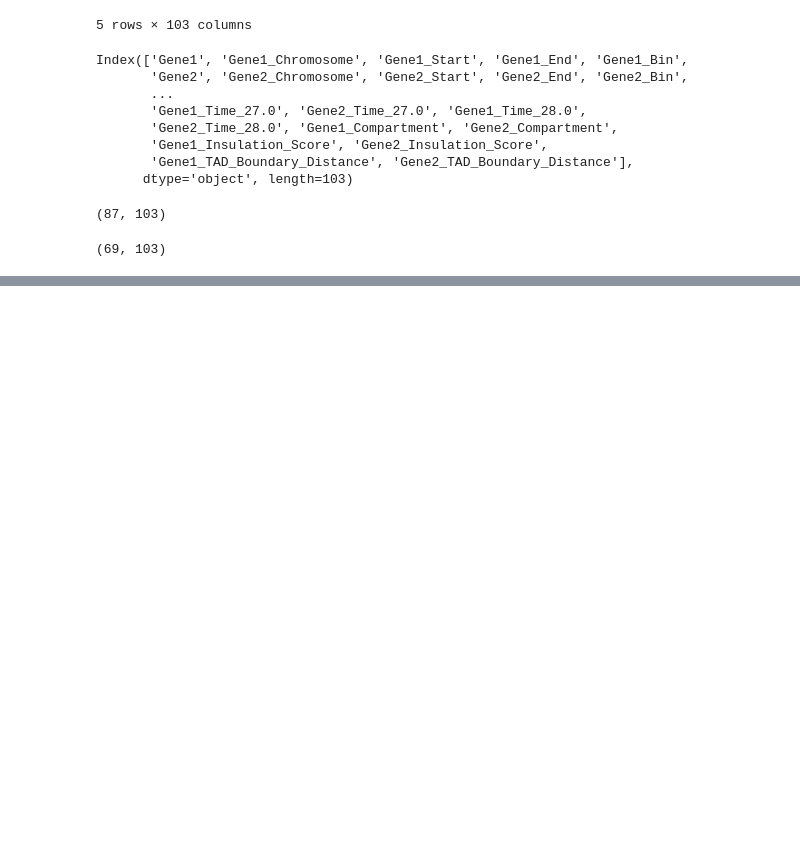
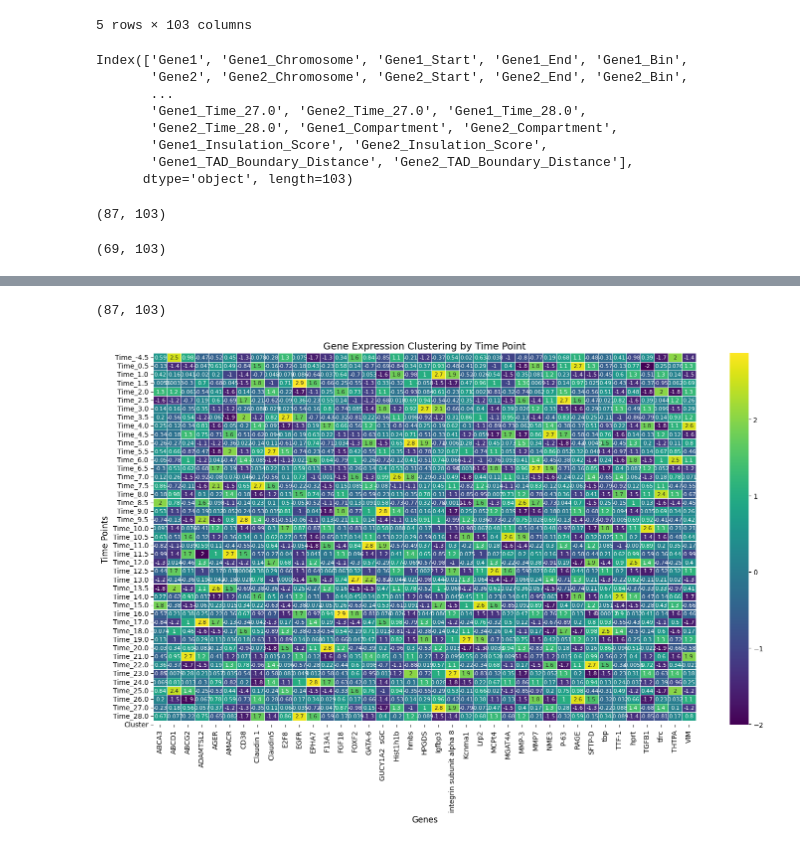
Before and after one commit to beyzoskaya/timeSeries_HiC, a Jupyter notebook: csv convert.ipynb, the cells around one changed output, grey strips where cells are left out. Drawn from its saved outputs; the diff is of its cells as text; code cells hidden in the pictures; blank space fills up the shorter version.

```diff
--- a/csv convert.ipynb
+++ b/csv convert.ipynb
@@ -632,0 +876,4 @@ data_real.shape
+# %%
+data_amcr.shape
+# %% [output]
+(87, 103)
@@ -632,0 +883,76 @@ data_real.shape
+# %%
+import numpy as np
+import pandas as pd
+import matplotlib.pyplot as plt
+import seaborn as sns
+from sklearn.cluster import KMeans
+from sklearn.preprocessing import StandardScaler
+
+def clean_gene_name(gene_name):
+    if pd.isna(gene_name):
+        return gene_name
+    return gene_name.split('(')[0].strip()
+
+df = pd.read_csv("/Users/beyzakaya/Desktop/temporal gene/mapped/enhanced_interactions_synthetic_simple.csv")
+
+time_points = [
+               '-4.5', '0.5', '1.0', '1.5', '2.0',
+               '2.5', '3.0', '3.5', '4.0', '4.5',
+               '5.0', '5.5', '6.0', '6.5', '7.0',
+               '7.5', '8.0', '8.5', '9.0', '9.5',
+               '10.0', '10.5', '11.0', '11.5','12.0',
+               '12.5', '13.0', '13.5', '14.0', '15.0',
+               '16.0', '17.0', '18.0', '19.0', '20.0',
+               '21.0', '22.0', '23.0', '24.0', '25.0',
+               '26.0', '27.0', '28.0'
+               ]
+
+df['Gene1_clean'] = df['Gene1'].apply(clean_gene_name)
+df['Gene2_clean'] = df['Gene2'].apply(clean_gene_name)
+
+all_expressions = []
+genes = []
+
+for t in time_points:
+    for gene in df['Gene1_clean'].unique():
+        gene1_expr = df[df['Gene1_clean'] == gene][f'Gene1_Time_{t}'].values
+        gene2_expr = df[df['Gene2_clean'] == gene][f'Gene2_Time_{t}'].values
+
+        expr_value = gene1_expr[0] if len(gene1_expr) > 0 else \
+                     (gene2_expr[0] if len(gene2_expr) > 0 else 0.0)
+
+        all_expressions.append(expr_value)
+        genes.append(gene)
+
+expression_df = pd.DataFrame(np.array(all_expressions).reshape(len(df['Gene1_clean'].unique()), len(time_points)),
+                             columns=[f'Time_{t}' for t in time_points],
+                             index=df['Gene1_clean'].unique())
+
+scaler = StandardScaler()
+expression_data_scaled = pd.DataFrame(scaler.fit_transform(expression_df),
+                                      columns=expression_df.columns,
+                                      index=expression_df.index)
+
+num_clusters = 3
+kmeans = KMeans(n_clusters=num_clusters, random_state=42)
+expression_data_scaled['Cluster'] = kmeans.fit_predict(expression_data_scaled)
+
+plt.figure(figsize=(15, 10))
+sns.heatmap(expression_data_scaled.drop('Cluster', axis=1).T,
+            cmap='viridis', annot=True, cbar=True,
+            annot_kws={"size": 8},
+            xticklabels=expression_data_scaled.index,
+            yticklabels=expression_data_scaled.columns,
+            linewidths=0.5)
+
+plt.xticks(rotation=90, ha='center', fontsize=10)
+plt.yticks(rotation=0, ha='right', fontsize=10)
+
+plt.title("Gene Expression Clustering by Time Point", fontsize=14)
+plt.xlabel("Genes", fontsize=12)
+plt.ylabel("Time Points", fontsize=12)
+
+plt.tight_layout()
+plt.show()
+# %% [output]
+[figure, added]
```
Also changed, not shown: parts of 30 cells of this notebook.
